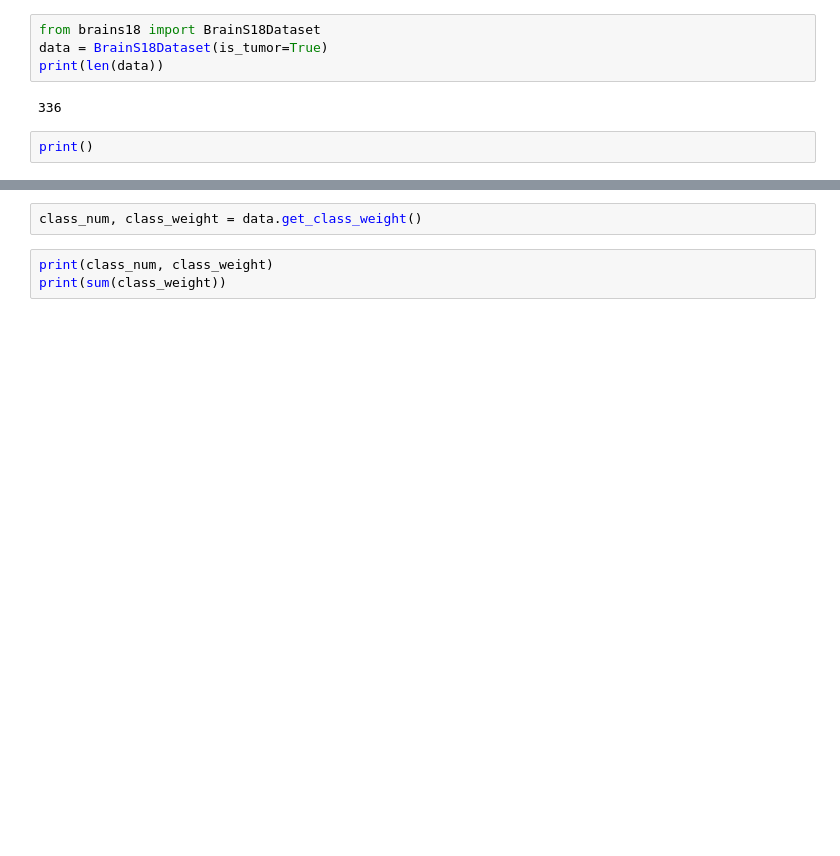
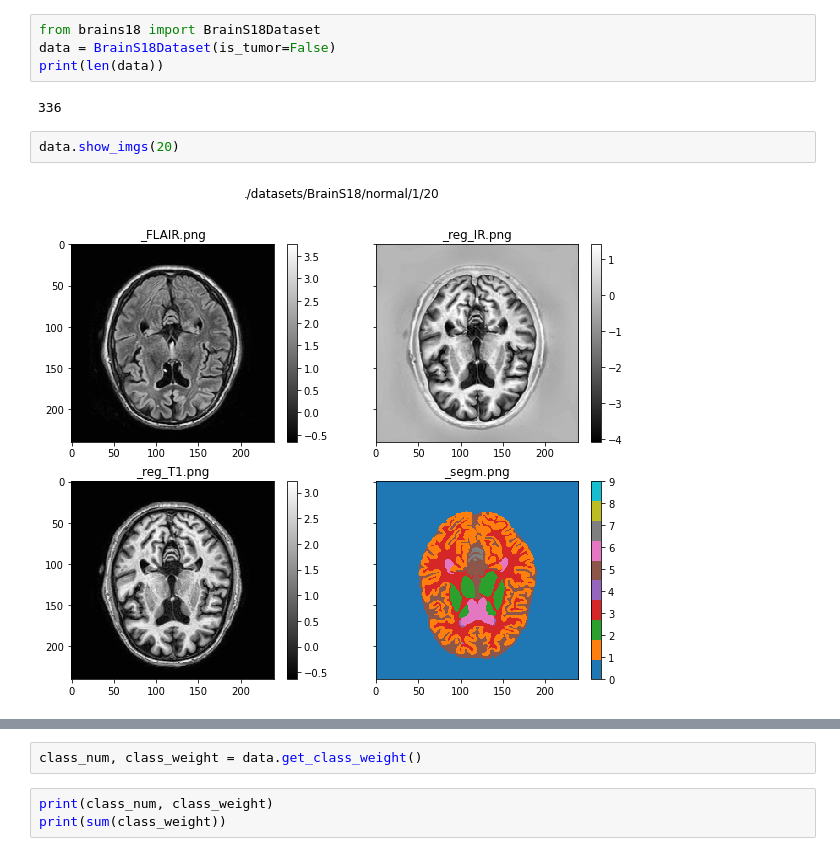
Before and after one commit to wuzht/BrainSeg, a Jupyter notebook: view_data.ipynb, the cells around one changed output, grey strips where cells are left out. Cells and saved outputs as stored; diff of their text form; blank space fills up the shorter version.

```diff
--- a/view_data.ipynb
+++ b/view_data.ipynb
@@ -50,8 +52,10 @@ for folder in folders:
 # %%
 from brains18 import BrainS18Dataset
-data = BrainS18Dataset(is_tumor=True)
+data = BrainS18Dataset(is_tumor=False)
 print(len(data))
 # %% [output]
 336
-# %%
-print()
+# %%
+data.show_imgs(20)
+# %% [output]
+[figure, added]
```
Also changed, not shown: parts of 4 cells of this notebook, 5 other files.
